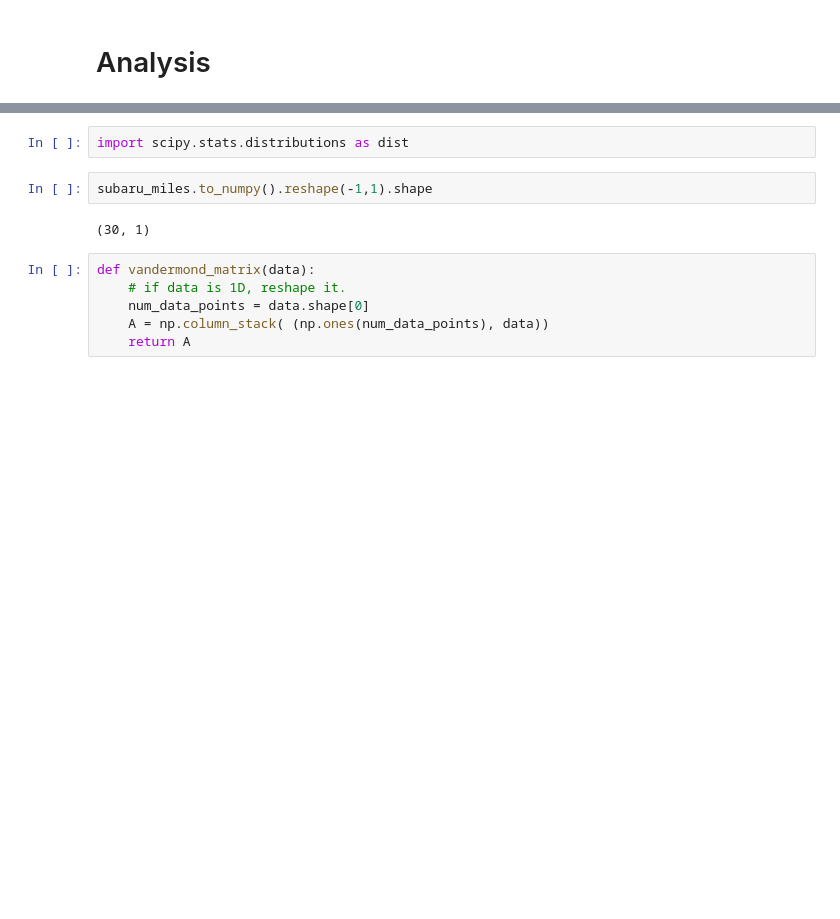
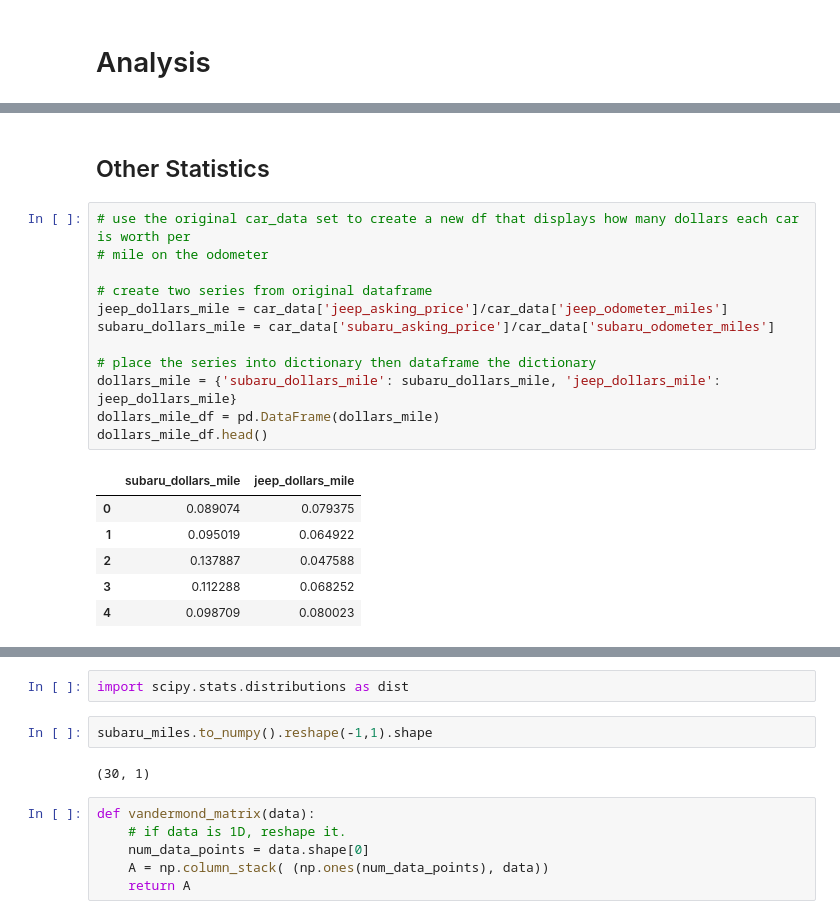
Before and after one commit to djdebonis/jeep_subaru, a Jupyter notebook: jeepsubaruanalysis.ipynb, the cells around one changed output, grey strips where cells are left out. Drawn from its saved outputs; the diff is of its cells as text; blank space fills up the shorter version.

```diff
--- a/jeepsubaruanalysis.ipynb
+++ b/jeepsubaruanalysis.ipynb
@@ -166,0 +245,21 @@ plt.show()
+# %% [markdown]
+## Other Statistics
+# %%
+# use the original car_data set to create a new df that displays how many dollars each car is worth per
+# mile on the odometer
+
+# create two series from original dataframe
+jeep_dollars_mile = car_data['jeep_asking_price']/car_data['jeep_odometer_miles']
+subaru_dollars_mile = car_data['subaru_asking_price']/car_data['subaru_odometer_miles']
+
+# place the series into dictionary then dataframe the dictionary
+dollars_mile = {'subaru_dollars_mile': subaru_dollars_mile, 'jeep_dollars_mile': jeep_dollars_mile}
+dollars_mile_df = pd.DataFrame(dollars_mile)
+dollars_mile_df.head()
+# %% [output]
+|  | subaru_dollars_mile | jeep_dollars_mile |
+| 0 | 0.089074 | 0.079375 |
+| 1 | 0.095019 | 0.064922 |
+| 2 | 0.137887 | 0.047588 |
+| 3 | 0.112288 | 0.068252 |
+| 4 | 0.098709 | 0.080023 |
```
Also changed, not shown: parts of 32 cells of this notebook, 1 other file.
